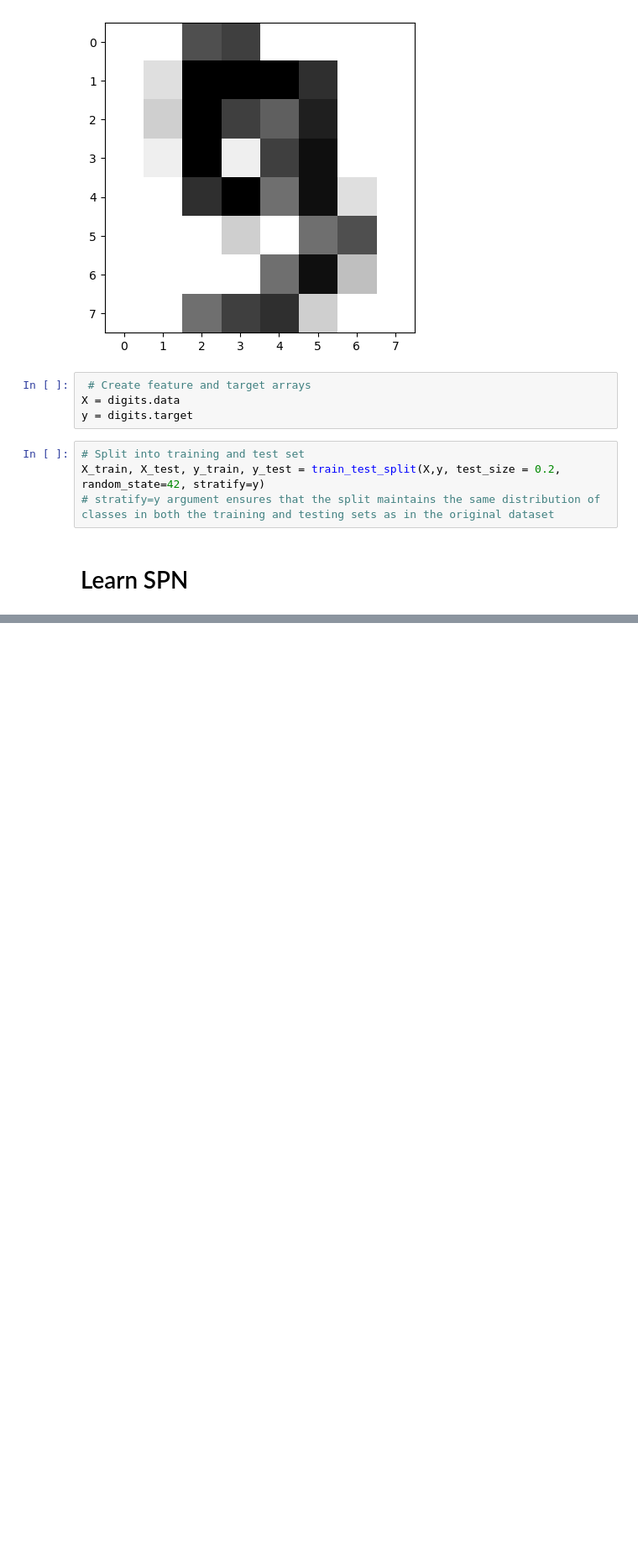
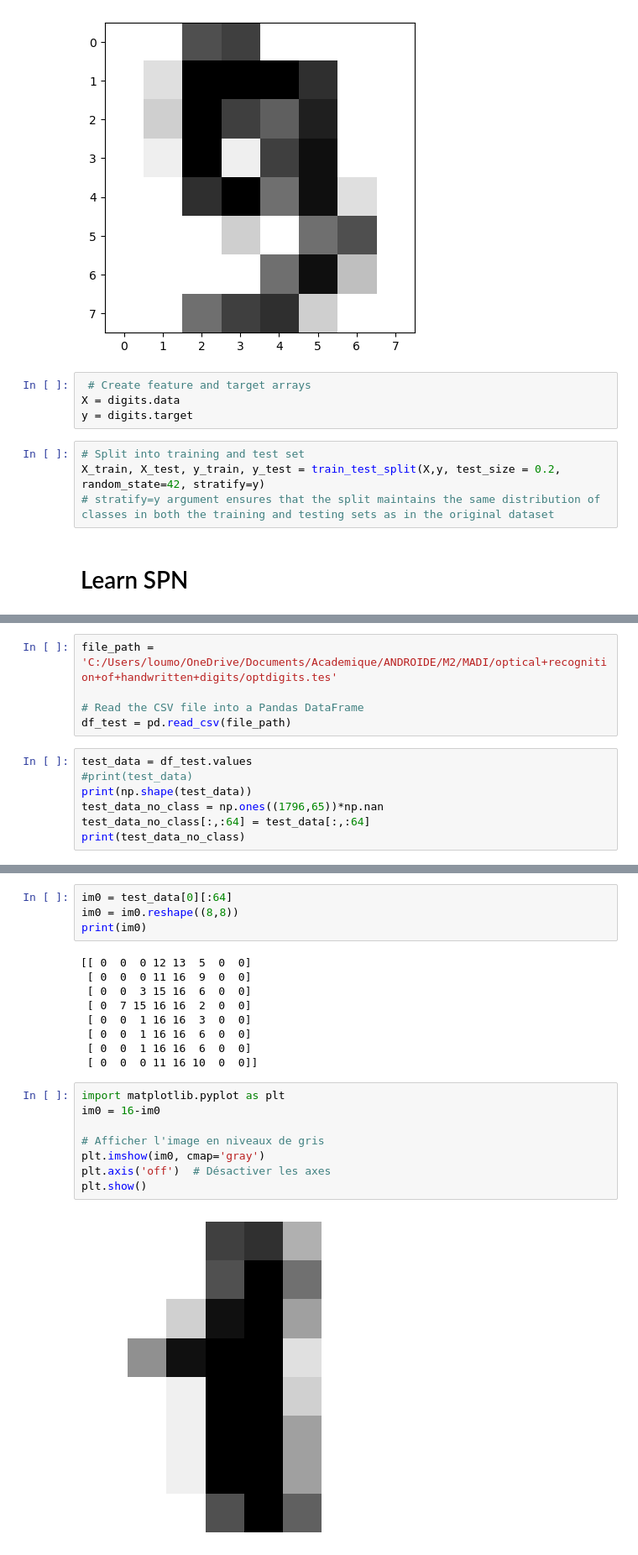
Before and after one commit to Loumr/CSPN, a Jupyter notebook: learning_spn.ipynb, the cells around one changed output, grey strips where cells are left out. Shown at 84% size. Cells and saved outputs as stored; diff of their text form; blank space fills up the shorter version.

```diff
--- a/learning_spn.ipynb
+++ b/learning_spn.ipynb
@@ -128,0 +314,12 @@ import Node, Layer, SPN
+# %%
+file_path = 'C:/Users/loumo/OneDrive/Documents/Academique/ANDROIDE/M2/MADI/optical+recognition+of+handwritten+digits/optdigits.tes'
+
+# Read the CSV file into a Pandas DataFrame
+df_test = pd.read_csv(file_path)
+# %%
+test_data = df_test.values
+#print(test_data)
+print(np.shape(test_data))
+test_data_no_class = np.ones((1796,65))*np.nan
+test_data_no_class[:,:64] = test_data[:,:64]
+print(test_data_no_class)
@@ -128,0 +348,23 @@ import Node, Layer, SPN
+# %%
+im0 = test_data[0][:64]
+im0 = im0.reshape((8,8))
+print(im0)
+# %% [output]
+[[ 0  0  0 12 13  5  0  0]
+ [ 0  0  0 11 16  9  0  0]
+ [ 0  0  3 15 16  6  0  0]
+ [ 0  7 15 16 16  2  0  0]
+ [ 0  0  1 16 16  3  0  0]
+ [ 0  0  1 16 16  6  0  0]
+ [ 0  0  1 16 16  6  0  0]
+ [ 0  0  0 11 16 10  0  0]]
+# %%
+import matplotlib.pyplot as plt
+im0 = 16-im0
+
+# Afficher l'image en niveaux de gris
+plt.imshow(im0, cmap='gray')
+plt.axis('off')  # Désactiver les axes
+plt.show()
+# %% [output]
+[figure, added]
```
Also changed, not shown: parts of 33 cells of this notebook.
